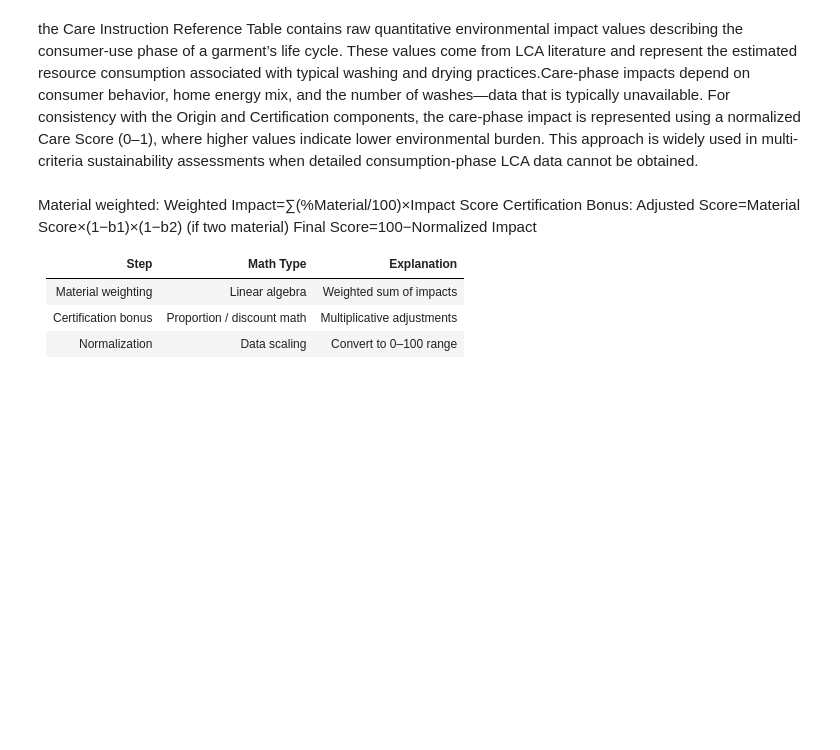
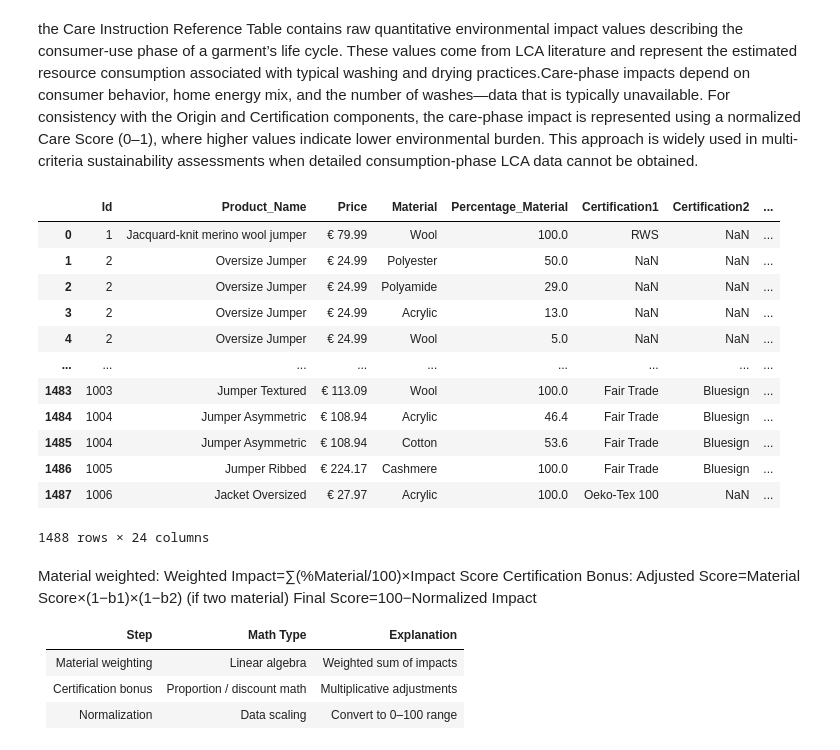
Before and after one commit to tass-gb/Quantifying-sustainability-in-fashion-, a Jupyter notebook: Data.ipynb, the cells around one changed output. Cells and saved outputs as stored; diff of their text form; code cells hidden in the pictures; blank space fills up the shorter version.

Commit message:
merge dataset

```diff
--- a/Data.ipynb
+++ b/Data.ipynb
@@ -296,2 +356,61 @@ df_care
 # %% [markdown]
 the Care Instruction Reference Table contains raw quantitative environmental impact values describing the consumer-use phase of a garment’s life cycle. These values come from LCA literature and represent the estimated resource consumption associated with typical washing and drying practices.Care-phase impacts depend on consumer behavior, home energy mix, and the number of washes—data that is typically unavailable. For consistency with the Origin and Certification components, the care-phase impact is represented using a normalized Care Score (0–1), where higher values indicate lower environmental burden. This approach is widely used in multi-criteria sustainability assessments when detailed consumption-phase LCA data cannot be obtained.
+# %%
+# 1 Make a working copy
+df_merged = df_clean.copy()
+
+# 2 Merge Material Table
+df_merged = df_merged.merge(
+    df_material[['Material','Carbon_kgCO2e','Water_L','FossilEnergy_MJ','ChemicalImpact_Score']],
+    how='left',
+    on='Material'
+)
+
+# 3 Merge Care Table
+df_merged = df_merged.merge(
+    df_care[['Care_Instruction','Energy_Use_MJ','Water_Use_L','CO2_kg']],
+    how='left',
+    on='Care_Instruction'
+)
+
+# Merge Origin Table
+df_merged = df_merged.merge(
+    df_origin[['Origin','Energy_Grid_Intensity','Transport_Impact_Score','Manufacturing_Impact_Score']],
+    how='left',
+    on='Origin'
+)
+
+# Certification Bonus Table
+cert_bonus = df_cert[['Certification', 'Score_Bonus']]
+
+# Merge Certification 1 Bonus
+df_merged = df_merged.merge(
+    cert_bonus.rename(columns={'Score_Bonus': 'Cert1_Bonus'}),
+    how='left',
+    left_on='Certification1',
+    right_on='Certification'
+).drop(columns=['Certification'])
+
+# Merge Certification 2 Bonus
+df_merged = df_merged.merge(
+    cert_bonus.rename(columns={'Score_Bonus': 'Cert2_Bonus'}),
+    how='left',
+    left_on='Certification2',
+    right_on='Certification'
+).drop(columns=['Certification'])
+# %%
+df_merged
+# %% [output]
+|  | Id | Product_Name | Price | Material | Percentage_Material | Certification1 | Certification2 | ... |
+| 0 | 1 | Jacquard-knit merino wool jumper | € 79.99 | Wool | 100.0 | RWS | NaN | ... |
+| 1 | 2 | Oversize Jumper | € 24.99 | Polyester | 50.0 | NaN | NaN | ... |
+| 2 | 2 | Oversize Jumper | € 24.99 | Polyamide | 29.0 | NaN | NaN | ... |
+| 3 | 2 | Oversize Jumper | € 24.99 | Acrylic | 13.0 | NaN | NaN | ... |
+| 4 | 2 | Oversize Jumper | € 24.99 | Wool | 5.0 | NaN | NaN | ... |
+| ... | ... | ... | ... | ... | ... | ... | ... | ... |
+| 1483 | 1003 | Jumper Textured | € 113.09 | Wool | 100.0 | Fair Trade | Bluesign | ... |
+| 1484 | 1004 | Jumper Asymmetric | € 108.94 | Acrylic | 46.4 | Fair Trade | Bluesign | ... |
+| 1485 | 1004 | Jumper Asymmetric | € 108.94 | Cotton | 53.6 | Fair Trade | Bluesign | ... |
+| 1486 | 1005 | Jumper Ribbed | € 224.17 | Cashmere | 100.0 | Fair Trade | Bluesign | ... |
+| 1487 | 1006 | Jacket Oversized | € 27.97 | Acrylic | 100.0 | Oeko-Tex 100 | NaN | ... |
+1488 rows × 24 columns
```
Also changed, not shown: parts of 8 cells of this notebook.
